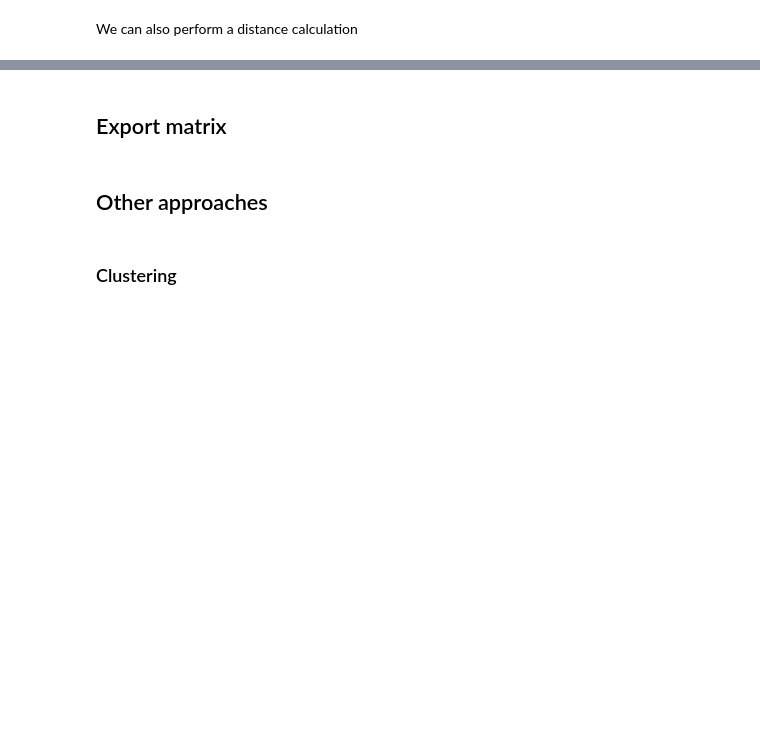
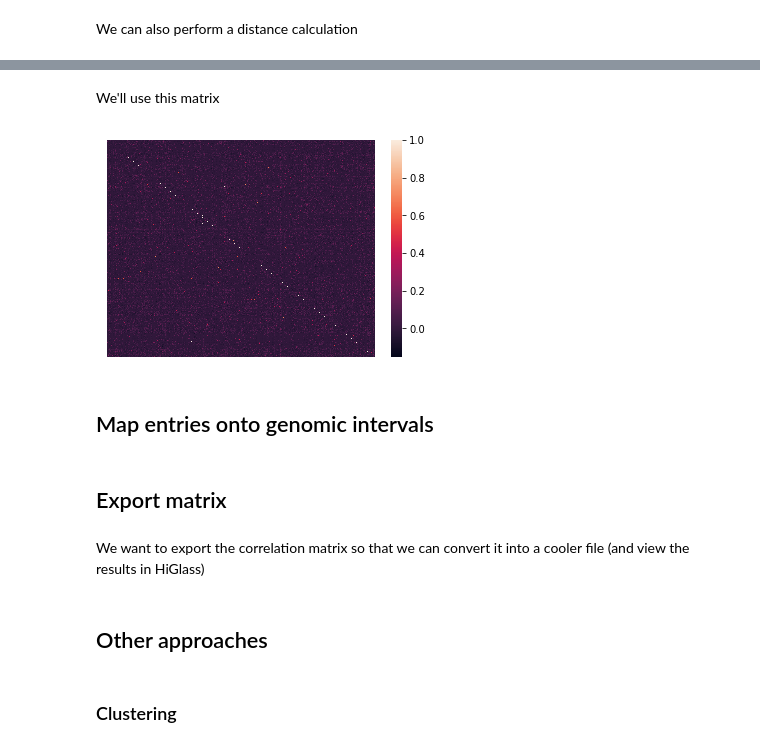
Before and after one commit to vinayakvsv/biophysics170_finalproject, a Jupyter notebook: cellranger_Bcell_scrnaseq.ipynb, the cells around one changed output, grey strips where cells are left out. Saved outputs shown, nothing was run; the diff lists cells and outputs as text; code cells hidden in the pictures; blank space fills up the shorter version.

Commit message:
whole b cell coexpression matrix

```diff
--- a/cellranger_Bcell_scrnaseq.ipynb
+++ b/cellranger_Bcell_scrnaseq.ipynb
@@ -359,3 +332,26 @@ nonzero_genes = genes_df[~mask]
 # %% [markdown]
 Now, we compute the pairwise correlation of genes
+# %%
+def filter_genes(imat,ingenes):
+    #first, remove genes that have zero sums all throughout the cells
+    mat1_sumxcells = np.sum(mat1,axis=1)
+    zerogenes_ind = np.where(mat1_sumxcells != mat1_sumxcells.min())[0].tolist()
+
+    mask = ingenes.index.isin(zerogenes_ind)
+    nonzero_genes = genes_df[~mask]
+
+    return(nonzero_genes)
+
+def calculate_correlation_matrices(inmat,ingenes):
+    #first, remove genes that have zero sums all throughout the cells
+    mat1_sumxcells = np.sum(mat1,axis=1)
+    zerogenes_ind = np.where(mat1_sumxcells != mat1_sumxcells.min())[0].tolist()
+
+    mask = ingenes.index.isin(zerogenes_ind)
+    nonzero_genes = genes_df[~mask]
+
+    mat1_nonzerogenes = mat1.todense()[zerogenes_ind,:]
+    mat1_nonzerogenes_sparse = sps.coo_matrix(np.corrcoef(mat1_nonzerogenes))
+
+    return(mat1_nonzerogenes_sparse)
 # %%
@@ -383,0 +461,13 @@ plt.show()
+# %%
+# inputmats = [(mat,genes_df)] # for i in cellgroups_keep]
+
+
+# mp_pool = mp.Pool(4)
+# filtgenes = mp_pool.starmap(filter_genes,inputmats)
+# cormats = mp_pool.starmap(calculate_correlation_matrices,inputmats)
+# mp_pool.close()
+
+filtgenes = filter_genes(imat=mat,ingenes=genes_df)
+cormat = calculate_correlation_matrices(ingenes=genes_df,inmat=mat)
+
+# mat
@@ -384,2 +494,13 @@ plt.show()
+# %% [markdown]
+We'll use this matrix
+# %%
+seaborn.heatmap(cormat.todense()[0:2000,0:2000])
+plt.xticks([])
+plt.yticks([])
+plt.show()
+# %% [output]
+[figure, added]
+# %% [markdown]
+## Map entries onto genomic intervals
 # %% [markdown]
 ## Export matrix
@@ -388,3 +507,5 @@ We want to export the correlation matrix so that we can convert it into a cooler
+# %% [markdown]
+We want to export the correlation matrix so that we can convert it into a cooler file (and view the results in HiGlass)
 # %% [markdown]
 ## Other approaches
 # %% [markdown]
```
Also changed, not shown: parts of 34 cells of this notebook, 1 other file.
